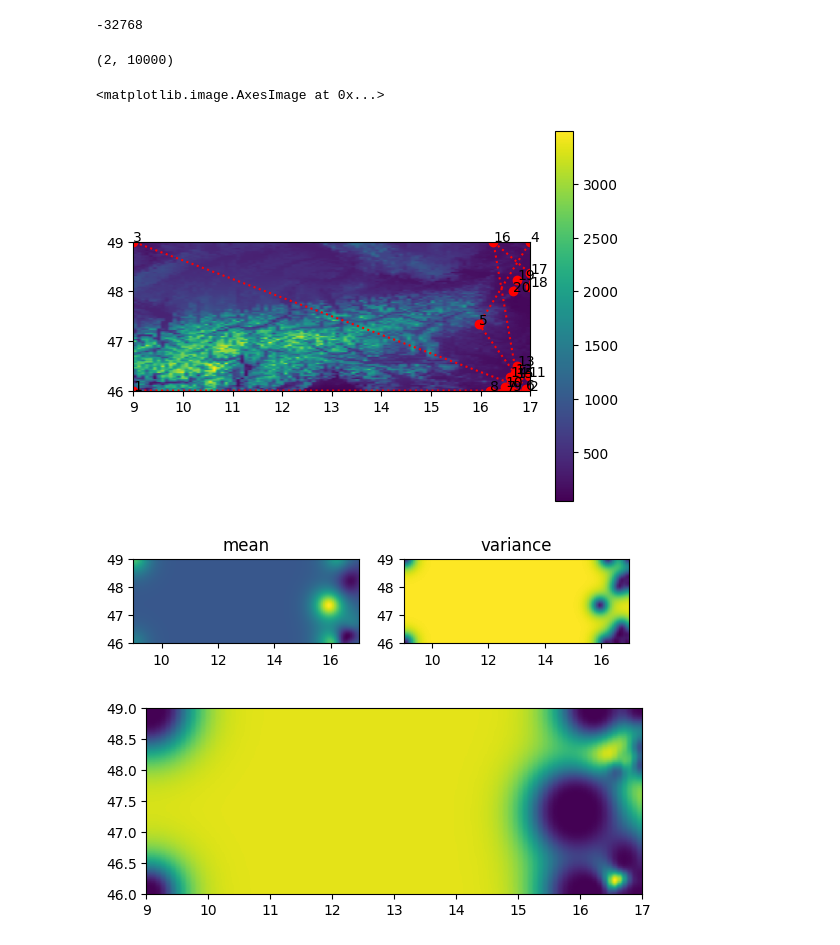
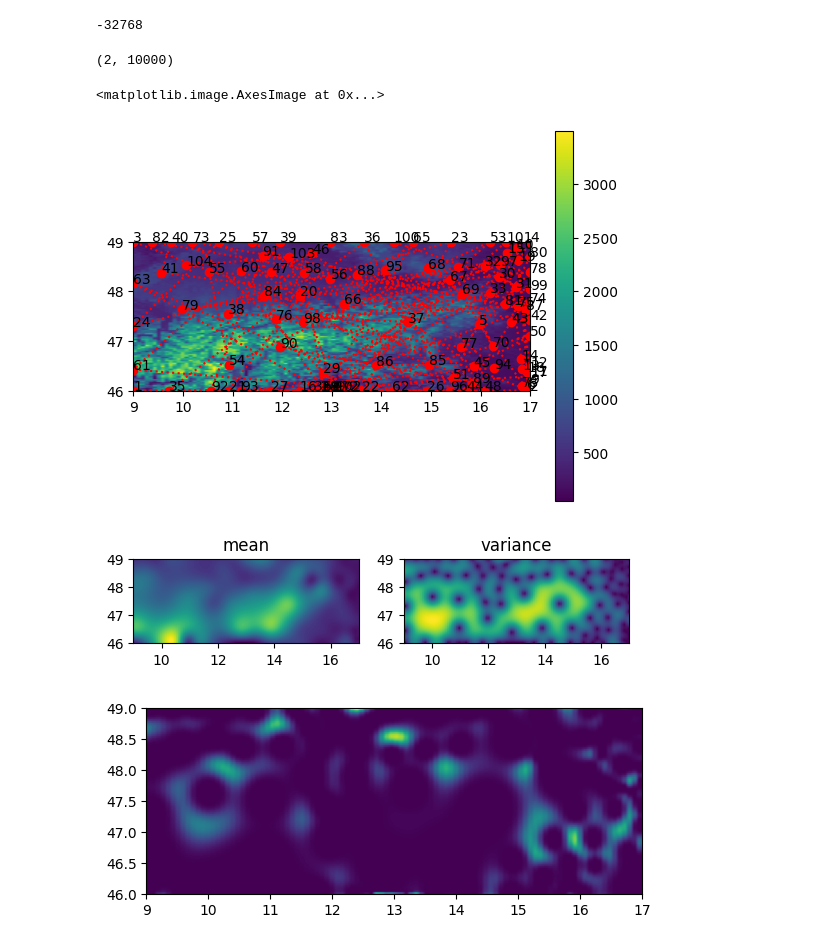
Before and after one commit to aliasadi04/AktivMachineLearningProjekt, a Jupyter notebook: code copy.ipynb, the cells around one changed output. Saved outputs shown, nothing was run; the diff lists cells and outputs as text; code cells hidden in the pictures.

```diff
--- a/code copy.ipynb
+++ b/code copy.ipynb
@@ -114,7 +114,7 @@ normal = multivariate_normal(mean=[13,47], cov=[[2,.1],[.1,2]])
 f= lambda x: -normal.pdf(x)
 f = lambda x:query(x)
 N = 100
-max_iter = 16
+max_iter = 100
 
 longitude = (9,17)
 lattitude = (46,49)
@@ -126,33 +126,33 @@ print(x.shape)
 
 Xinit = np.array([[longitude[0], lattitude[0]], [longitude[1], lattitude[0]], [longitude[0], lattitude[1]], [longitude[1], lattitude[1]]])
 
 bounds2d = [{'name': 'x', 'type': 'continuous', 'domain': longitude},      # longitude
             {'name': 'y', 'type': 'continuous', 'domain': lattitude}]     # lattitude
 
 bo = GPyOpt.methods.BayesianOptimization(f, domain=bounds2d, X=Xinit, acquisition_type='EI')
 bo.run_optimization(max_iter = max_iter)
 
 # %%
 y=np.array(f(x.T)).reshape(N,N).T
 plt.figure('Optimization progress')
 im = plt.imshow(y,cmap='viridis',origin='lower',extent=[x[0][0],x[0][-1],x[1][0],x[1][-1]])
 plt.plot(bo.X[:,0],bo.X[:,1],'ro:')
 for i,xx in enumerate(bo.X):
     plt.text(xx[0],xx[1],'%i'%(i+1))
 plt.colorbar(im)
 plt.figure('Approximated function')
 plt.subplot(1,2,1)
 plt.title('mean')
 plt.imshow(bo.model.predict(x.T)[0].reshape(N,N).T,cmap='viridis',origin='lower',extent=[x[0][0],x[0][-1],x[1][0],x[1][-1]])
 plt.subplot(1,2,2)
 plt.title('variance')
 plt.imshow(bo.model.predict(x.T)[1].reshape(N,N).T,cmap='viridis',origin='lower',extent=[x[0][0],x[0][-1],x[1][0],x[1][-1]])
 #plt.suptitle('Approximated function')
 plt.figure('Acquisition function')
 plt.imshow(-bo.acquisition.acquisition_function(x.T).reshape(N,N).T,cmap='viridis',origin='lower',extent=[x[0][0],x[0][-1],x[1][0],x[1][-1]])
 # %% [output]
 (2, 10000)
 <matplotlib.image.AxesImage at 0x...>
-[figure, old version]
+[figure, new version]
-[figure, old version]
+[figure, new version]
-[figure, old version]
+[figure, new version]
```
Also changed, not shown: parts of 2 cells of this notebook.
